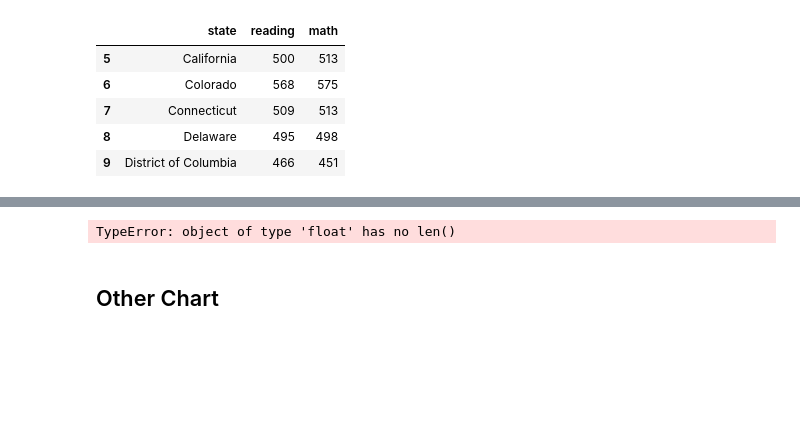
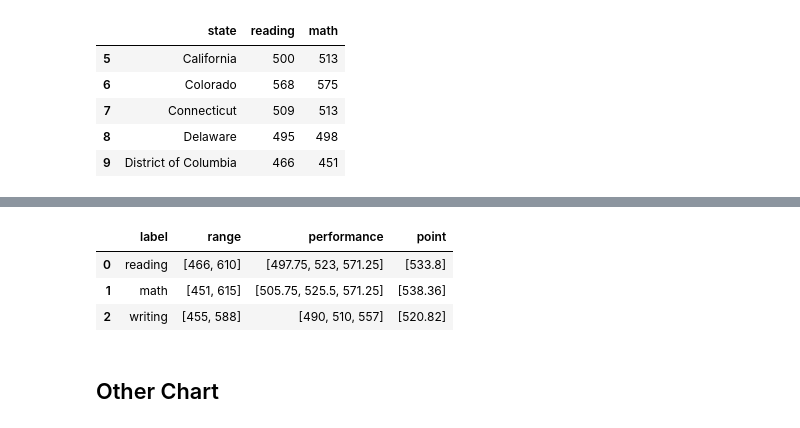
Before and after one commit to samantoz/dsc640-data_presentation, a Jupyter notebook: notebook/ex6.2.ipynb, the cells around one changed output, grey strips where cells are left out. Drawn from its saved outputs; the diff is of its cells as text; code cells hidden in the pictures; blank space fills up the shorter version.

```diff
--- a/notebook/ex6.2.ipynb
+++ b/notebook/ex6.2.ipynb
@@ -202,3 +168,29 @@ data1
+# %%
+# Preparing the dataset for the bullet chart
+data = [
+    {"label": "reading",
+     "range": [466, 610],
+     "performance": [497.75,523,571.25],
+     "point": [533.80]},
+
+    {"label": "math",
+        "range": [451,615],
+        "performance": [505.75,525.50,571.25],
+        "point": [538.36]},
+
+    {"label": "writing",
+        "range": [455, 588],
+        "performance": [490, 510, 557],
+        "point": [520.82]}
+]
+
+data1 = pd.DataFrame(data)
+data1
+# %% [output]
+|  | label | range | performance | point |
+| 0 | reading | [466, 610] | [497.75, 523, 571.25] | [533.8] |
+| 1 | math | [451, 615] | [505.75, 525.5, 571.25] | [538.36] |
+| 2 | writing | [455, 588] | [490, 510, 557] | [520.82] |
 # %%
 import plotly.figure_factory as ff
 
@@ -218,22 +209,5 @@ fig = ff.create_bullet(
     )
 
 fig.show()
-# %%
-import plotly.figure_factory as ff
-
-# birth_rate
-
-fig = ff.create_bullet(
-    new_df, titles='Country',
-    markers='1960',
-    measures='1970',
-    orientation='h',
-    measure_colors=['rgb(14, 52, 75)', 'rgb(31, 141, 127)'],
-    scatter_options={'marker': {'symbol': 'circle'}},
-    width=700)
-
-fig.show()
-# %% [output]
-TypeError: object of type 'float' has no len()
 # %% [markdown]
 ## Other Chart
```
Also changed, not shown: parts of 6 cells of this notebook, 1 other file.
